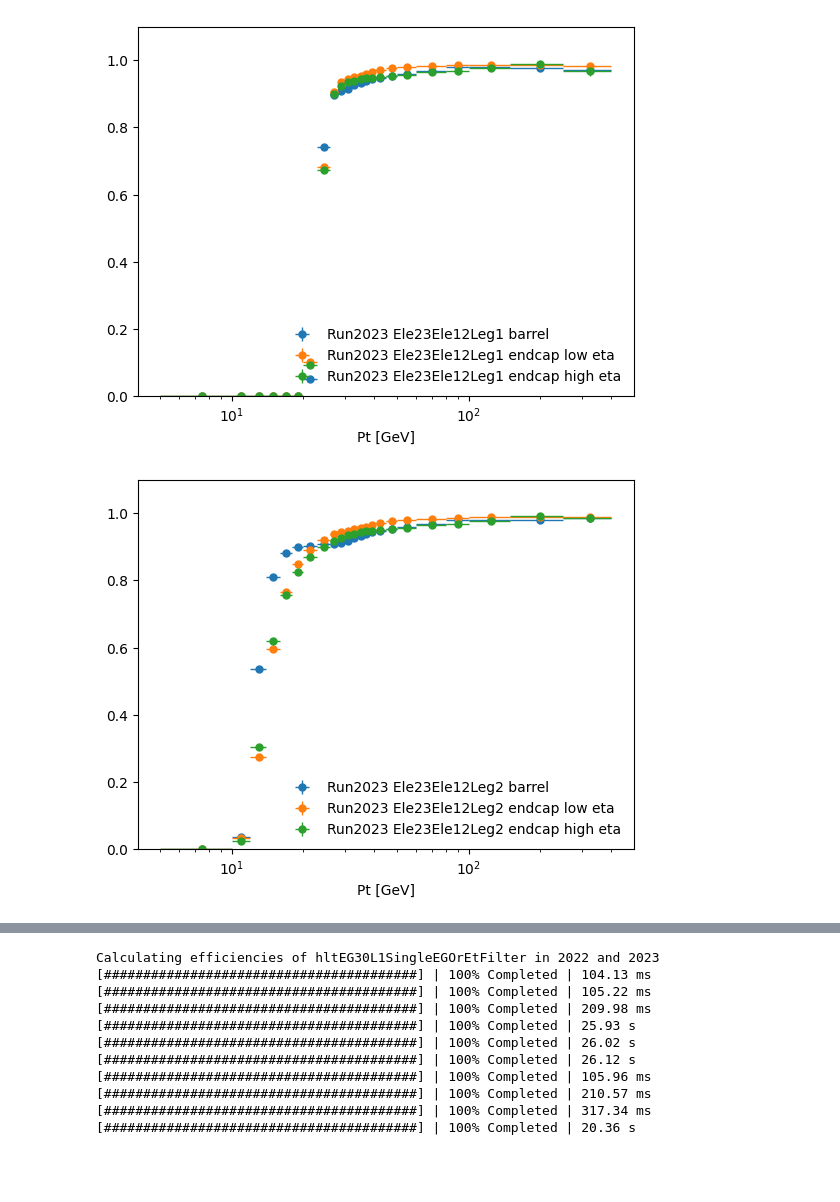
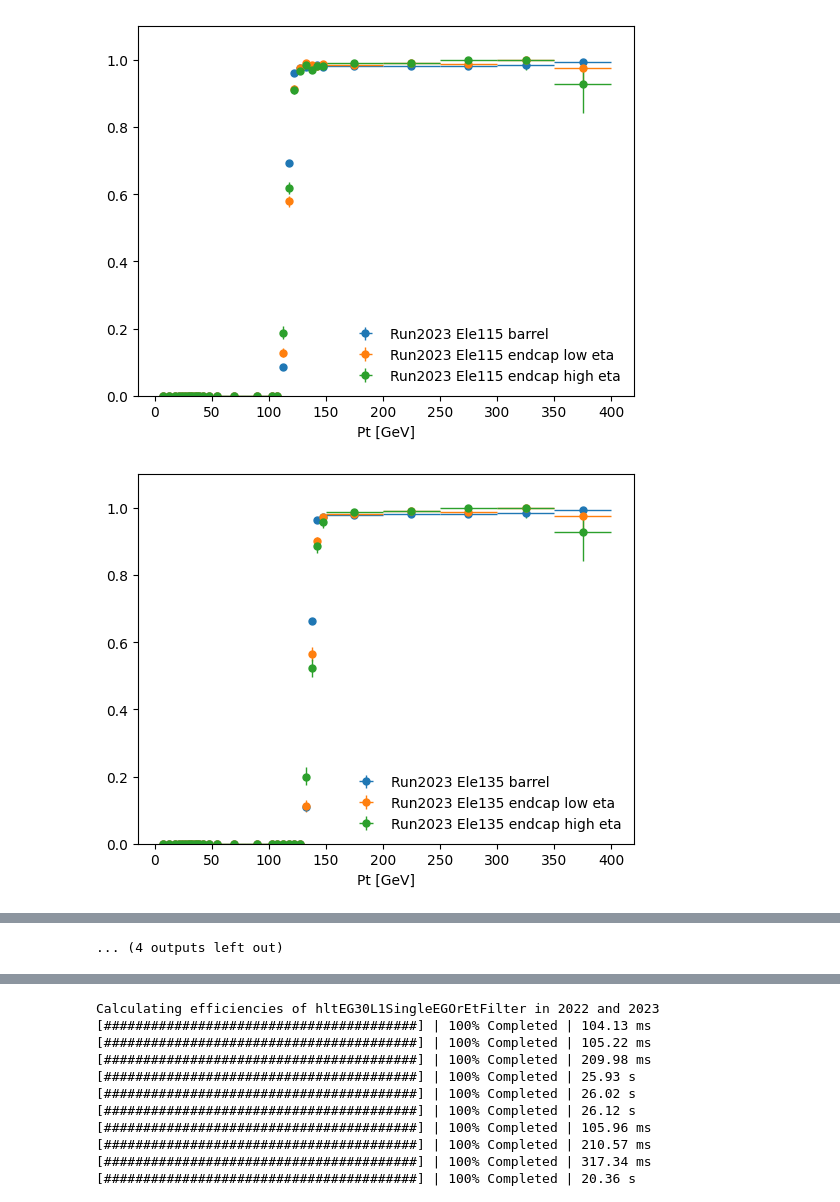
Before and after one commit to ikrommyd/egamma-tnp, a Jupyter notebook: ntuple_efficiency.ipynb, the cells around one changed output, grey strips where cells are left out. Saved outputs shown, nothing was run; the diff lists cells and outputs as text; code cells hidden in the pictures; blank space fills up the shorter version.

```diff
--- a/ntuple_efficiency.ipynb
+++ b/ntuple_efficiency.ipynb
@@ -269,6 +269,7 @@ hlt_paths = {
     "Ele30": "passHltEle30WPTightGsf",
     "Ele32": "passHltEle32WPTightGsf",
     "Ele115": "passHltEle115CaloIdVTGsfTrkIdTGsf",
+    "Ele135": "passHltEle135CaloIdVTGsfTrkIdTGsf",
     "Ele23Ele12Leg1": "passHltEle23Ele12CaloIdLTrackIdLIsoVLLeg1L1match",
     "Ele23Ele12Leg2": "passHltEle23Ele12CaloIdLTrackIdLIsoVLLeg2",
     "DoubleEle33SeededLeg": "passHltDoubleEle33CaloIdLMWSeedLegL1match",
@@ -283,7 +284,7 @@ for year in ["2022", "2023"]:
         else "json/Cert_Collisions2023_366442_370790_Golden.json"
     )
     for name, filter in hlt_paths.items():
-        if name == "Ele115":
+        if name == "Ele115" or name == "Ele135":
             egamma_tnp.config.set(
                 "ptbins",
                 [
@@ -410,7 +411,9 @@ for year in ["2022", "2023"]:
                 label=f"Run{year} {name} endcap high eta",
             )
             plt.legend(loc="lower right", frameon=False)
-            plt.xscale("linear") if name == "Ele115" else plt.xscale("log")
+            plt.xscale(
+                "linear"
+            ) if name == "Ele115" or name == "Ele135" else plt.xscale("log")
             plt.ylim(0.0, 1.1)
 
             plt.show()
@@ -428,2 +431,2 @@ for year in ["2022", "2023"]:
-[figure, old version]
+[figure, new version]
-[figure, old version]
+[figure, new version]
@@ -432,3 +433,4 @@ for year in ["2022", "2023"]:
+... (4 outputs left out)
 # %%
 for year in ["2022", "2023"]:
     for name, filter in hlt_paths.items():
```
Also changed, not shown: parts of 4 cells of this notebook.
